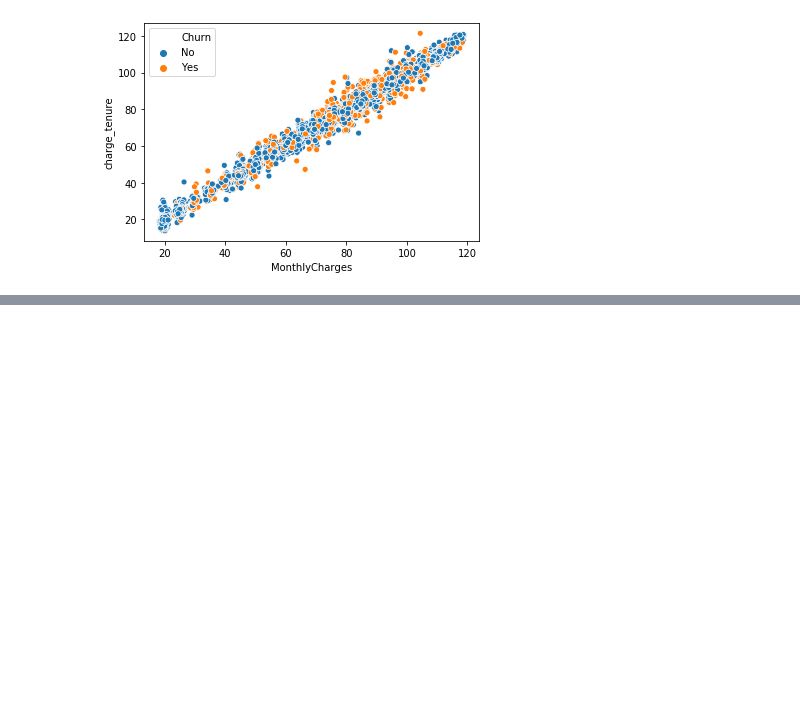
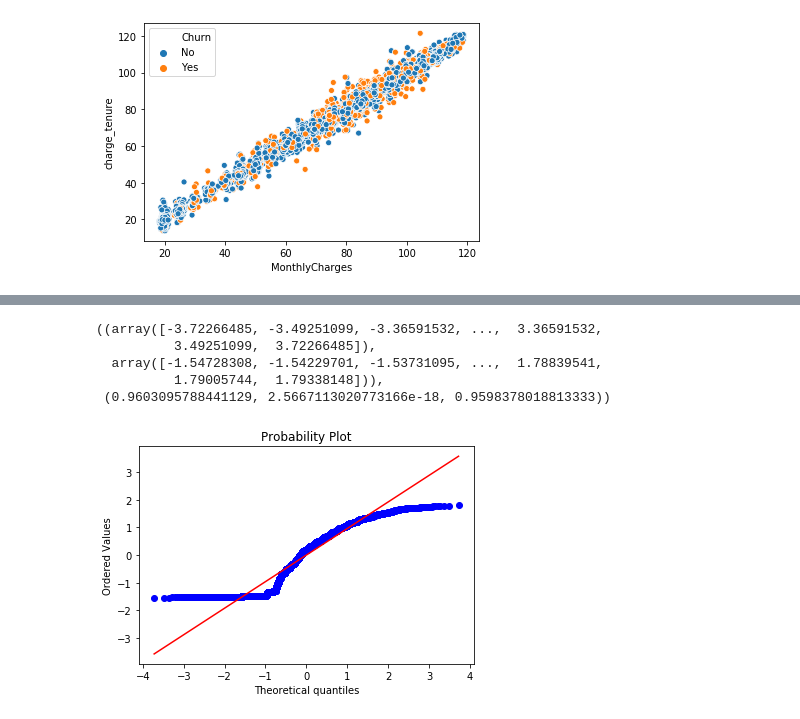
Before and after one commit to haythemmz/churn_prediction, a Jupyter notebook: EDA.ipynb, the cells around one changed output, grey strips where cells are left out. Saved outputs shown, nothing was run; the diff lists cells and outputs as text; code cells hidden in the pictures; blank space fills up the shorter version.

```diff
--- a/EDA.ipynb
+++ b/EDA.ipynb
@@ -327,0 +373,11 @@ for cal in categoricals:
+# %%
+fig = plt.figure()
+ax = fig.add_subplot(111)
+stats.probplot(df_num['MonthlyCharges'], dist="norm",plot=ax)
+# %% [output]
+((array([-3.72266485, -3.49251099, -3.36591532, ...,  3.36591532,
+          3.49251099,  3.72266485]),
+  array([-1.54728308, -1.54229701, -1.53731095, ...,  1.78839541,
+          1.79005744,  1.79338148])),
+ (0.9603095788441129, 2.5667113020773166e-18, 0.9598378018813333))
+[figure, added]
```
Also changed, not shown: parts of 47 cells of this notebook.
